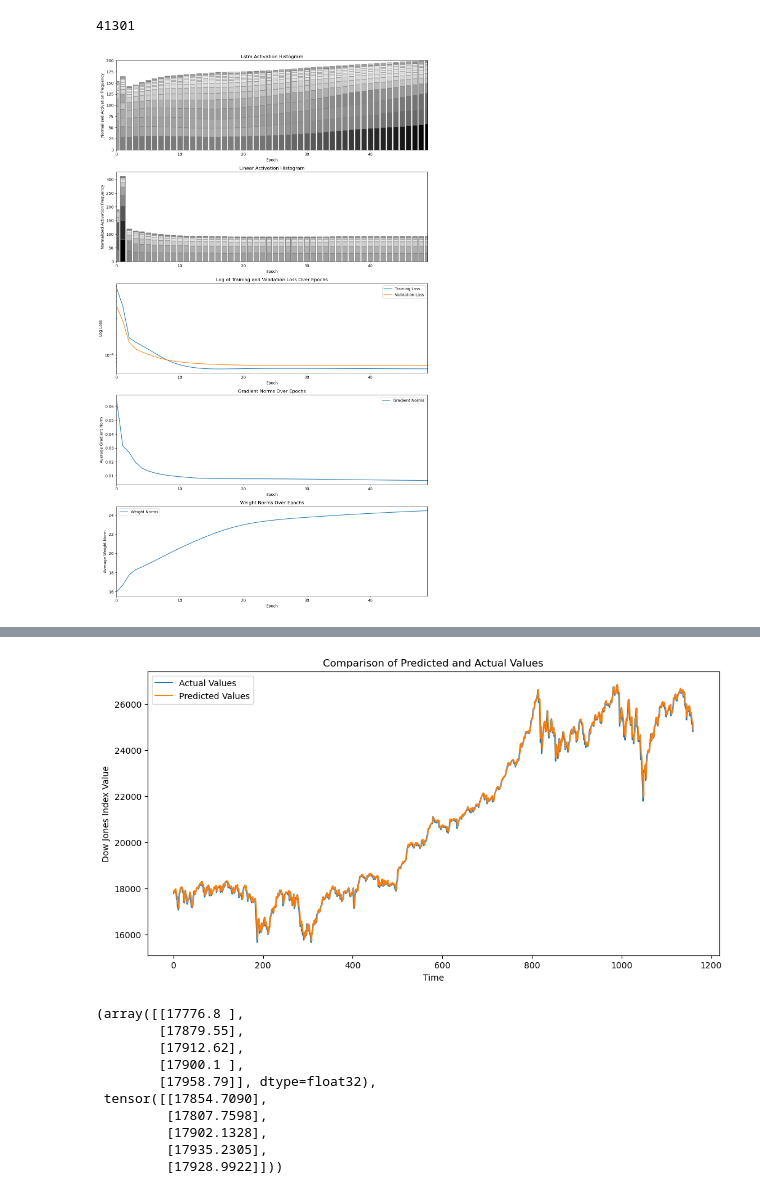
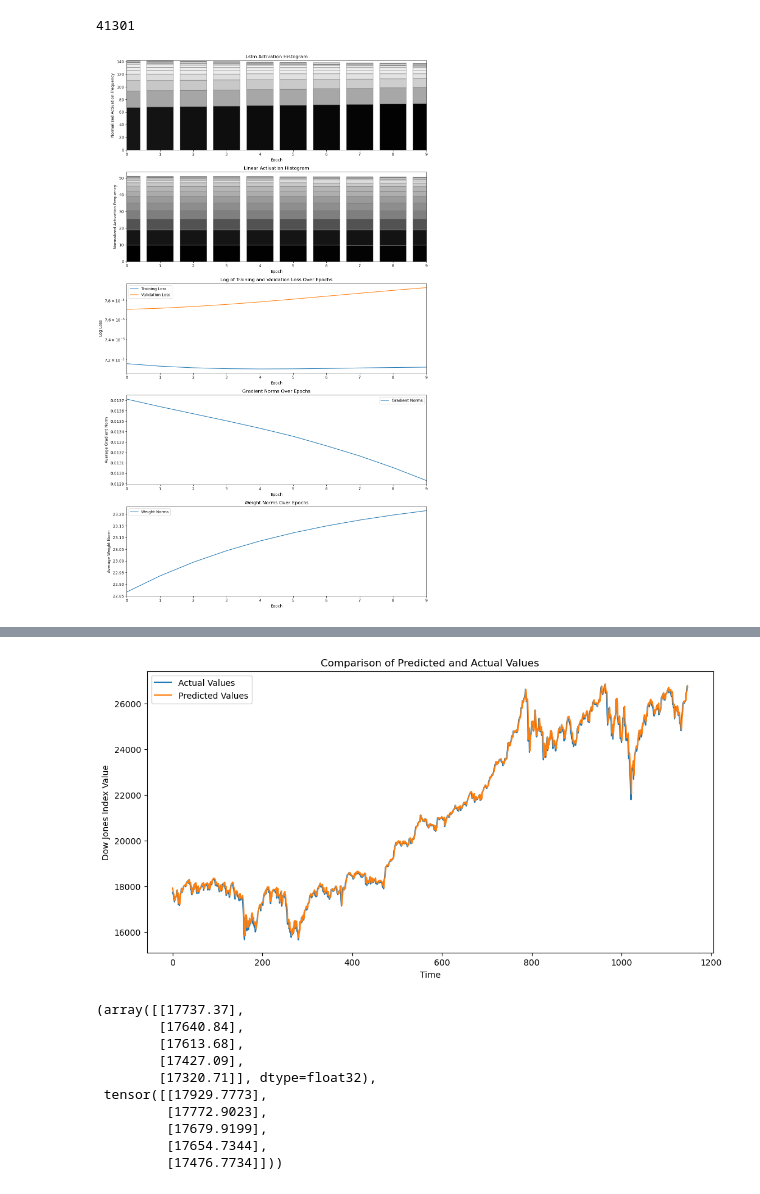
Before and after one commit to Looyyd/PytorchPractice, a Jupyter notebook: notebooks/stock_market.ipynb, the cells around one changed output, grey strips where cells are left out. Cells and saved outputs as stored; diff of their text form; code cells hidden in the pictures.

Commit message:
higher sequence length

```diff
--- a/notebooks/stock_market.ipynb
+++ b/notebooks/stock_market.ipynb
@@ -78,7 +74,7 @@ def create_sequences(data, seq_length):
 def inverse_sequences(normalized_data, start_values):
     return (normalized_data * start_values[:, None]) + start_values[:, None]
 
-seq_length = 10
+seq_length = 100
 # Create sequences
 X, y, start_values = create_sequences(dow_jones_values, seq_length)
 # %%
@@ -160,7 +156,7 @@ print(parameter_count)
 41301
 # %%
 # Training settings
-epochs = 50
+epochs = 10
 batch_size = 64  # You can adjust this based on your dataset size and memory constraints
 
 # Function to create mini-batches
@@ -275,31 +271,31 @@ for epoch in range(epochs):
     axs[plot_idx].set_title('Log of Training and Validation Loss Over Epochs')
     axs[plot_idx].set_xlabel('Epoch')
     axs[plot_idx].set_xlim(0, epochs - 1)  # Limit x-axis to the number of epochs
     axs[plot_idx].set_ylabel('Log Loss')
     axs[plot_idx].set_yscale('log')  # Set the y-axis to a logarithmic scale
     axs[plot_idx].legend()
     plot_idx+=1
 
     # Gradient norms plot
     axs[plot_idx].plot(gradient_norms, label='Gradient Norms')
     axs[plot_idx].set_title('Gradient Norms Over Epochs')
     axs[plot_idx].set_xlabel('Epoch')
     axs[plot_idx].set_ylabel('Average Gradient Norm')
     axs[plot_idx].set_xlim(0, epochs - 1)  # Limit x-axis to the number of epochs
     axs[plot_idx].legend()
     plot_idx+=1
 
     # Weight norms plot
     axs[plot_idx].plot(weight_norms, label='Weight Norms')
     axs[plot_idx].set_title('Weight Norms Over Epochs')
     axs[plot_idx].set_xlabel('Epoch')
     axs[plot_idx].set_ylabel('Average Weight Norm')
     axs[plot_idx].set_xlim(0, epochs - 1)  # Limit x-axis to the number of epochs
     axs[plot_idx].legend()
 
     plt.tight_layout()
     plt.show()
 
     print(f'Epoch {epoch + 1}/{epochs}, Training Loss: {train_losses[-1]:.8f}, Validation Loss: {val_losses[-1]:.8f}')
 # %% [output]
-[figure, old version]
+[figure, new version]
@@ -322,20 +318,20 @@ plt.ylabel('Dow Jones Index Value')
 plt.legend()
 plt.show()
 # %% [output]
-[figure, old version]
+[figure, new version]
 # %%
 val_actuals_inverse[:5], val_predictions_inverse[:5]
 # %% [output]
-(array([[17776.8 ],
-        [17879.55],
-        [17912.62],
-        [17900.1 ],
-        [17958.79]], dtype=float32),
- tensor([[17854.7090],
-         [17807.7598],
-         [17902.1328],
-         [17935.2305],
-         [17928.9922]]))
+(array([[17737.37],
+        [17640.84],
+        [17613.68],
+        [17427.09],
+        [17320.71]], dtype=float32),
+ tensor([[17929.7773],
+         [17772.9023],
+         [17679.9199],
+         [17654.7344],
+         [17476.7734]]))
 # %%
 actual_changes = np.diff(val_actuals_inverse.flatten()) >= 0
 predicted_changes = np.diff(val_predictions_inverse.flatten()) >= 0
```
Also changed, not shown: parts of 5 cells of this notebook.
